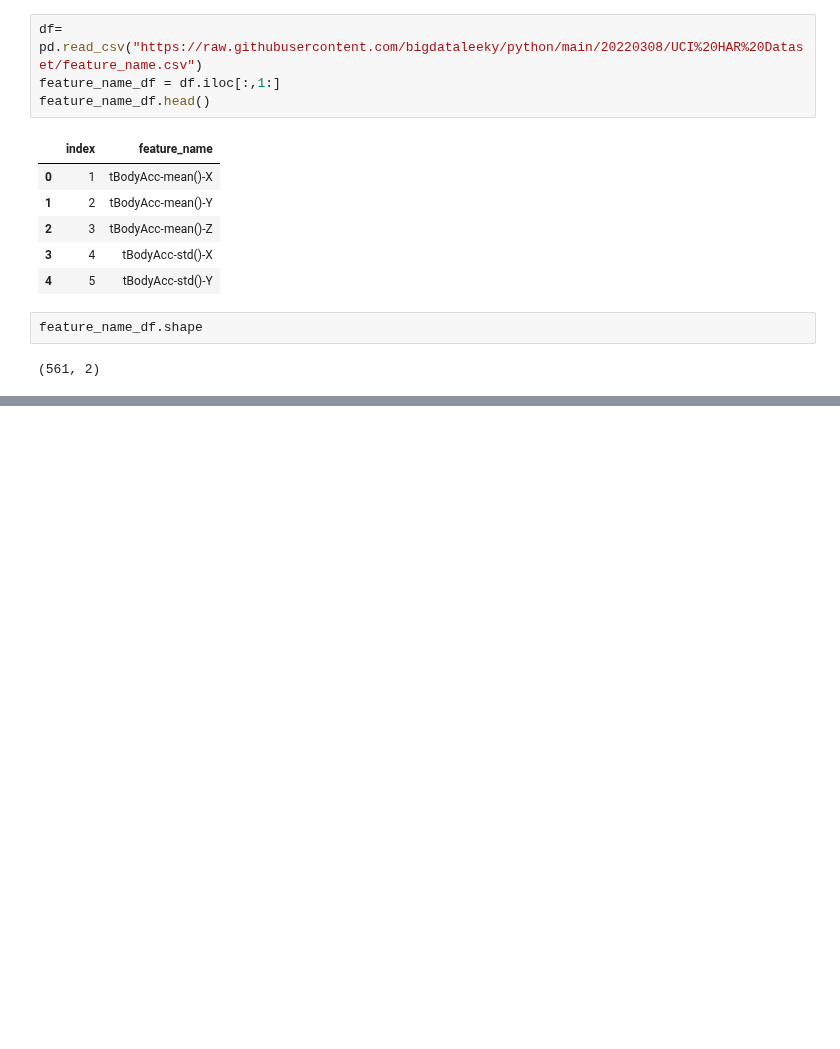
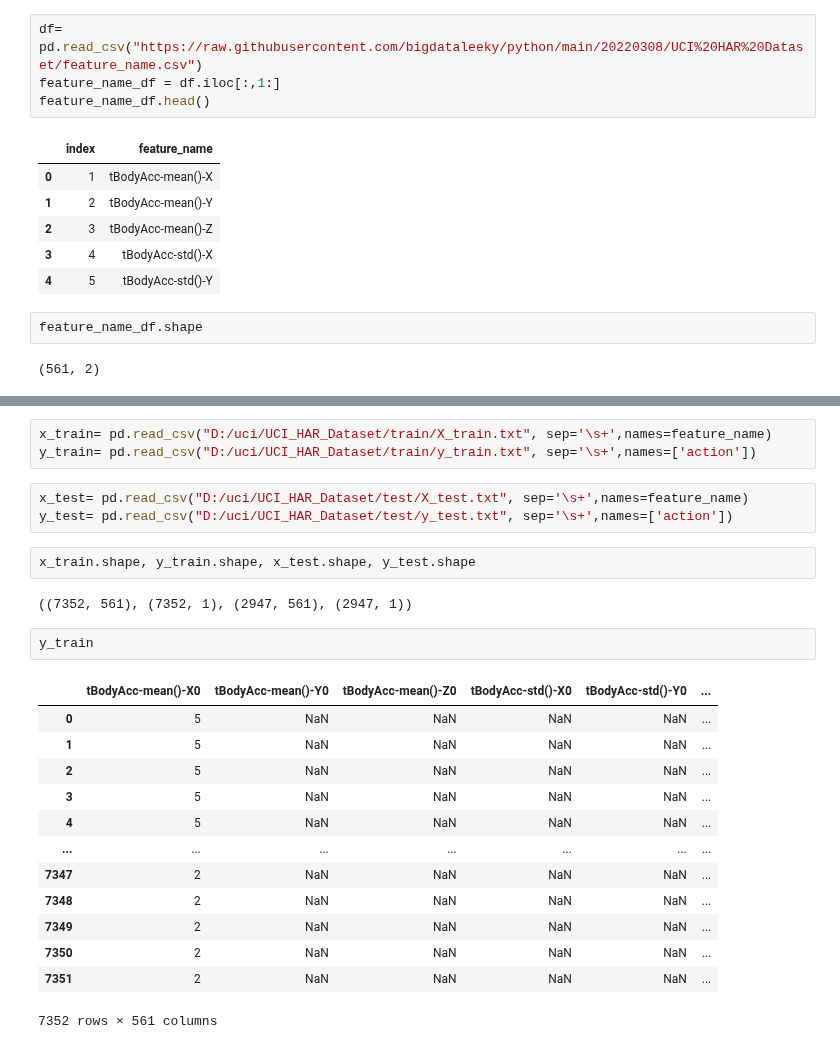
Before and after one commit to soxxun/python, a Jupyter notebook: 20220308/20220308.ipynb, the cells around one changed output, grey strips where cells are left out. Saved outputs shown, nothing was run; the diff lists cells and outputs as text; blank space fills up the shorter version.

```diff
--- a/20220308/20220308.ipynb
+++ b/20220308/20220308.ipynb
@@ -198,0 +267,26 @@ ValueError: Duplicate names are not allowed.
+# %%
+x_train= pd.read_csv("D:/uci/UCI_HAR_Dataset/train/X_train.txt", sep='\s+',names=feature_name)
+y_train= pd.read_csv("D:/uci/UCI_HAR_Dataset/train/y_train.txt", sep='\s+',names=['action'])
+# %%
+x_test= pd.read_csv("D:/uci/UCI_HAR_Dataset/test/X_test.txt", sep='\s+',names=feature_name)
+y_test= pd.read_csv("D:/uci/UCI_HAR_Dataset/test/y_test.txt", sep='\s+',names=['action'])
+# %%
+x_train.shape, y_train.shape, x_test.shape, y_test.shape
+# %% [output]
+((7352, 561), (7352, 1), (2947, 561), (2947, 1))
+# %%
+y_train
+# %% [output]
+|  | tBodyAcc-mean()-X0 | tBodyAcc-mean()-Y0 | tBodyAcc-mean()-Z0 | tBodyAcc-std()-X0 | tBodyAcc-std()-Y0 | ... |
+| 0 | 5 | NaN | NaN | NaN | NaN | ... |
+| 1 | 5 | NaN | NaN | NaN | NaN | ... |
+| 2 | 5 | NaN | NaN | NaN | NaN | ... |
+| 3 | 5 | NaN | NaN | NaN | NaN | ... |
+| 4 | 5 | NaN | NaN | NaN | NaN | ... |
+| ... | ... | ... | ... | ... | ... | ... |
+| 7347 | 2 | NaN | NaN | NaN | NaN | ... |
+| 7348 | 2 | NaN | NaN | NaN | NaN | ... |
+| 7349 | 2 | NaN | NaN | NaN | NaN | ... |
+| 7350 | 2 | NaN | NaN | NaN | NaN | ... |
+| 7351 | 2 | NaN | NaN | NaN | NaN | ... |
+7352 rows × 561 columns
```
Also changed, not shown: parts of 11 cells of this notebook.
